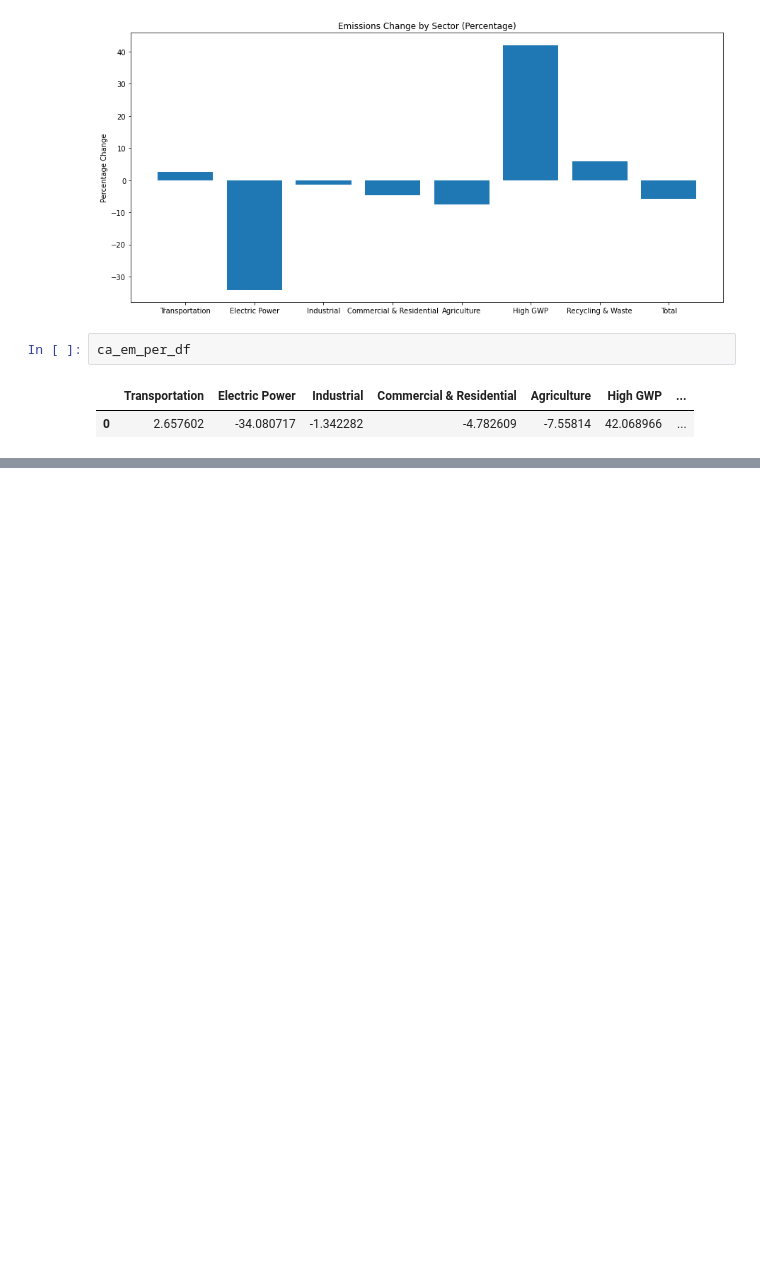
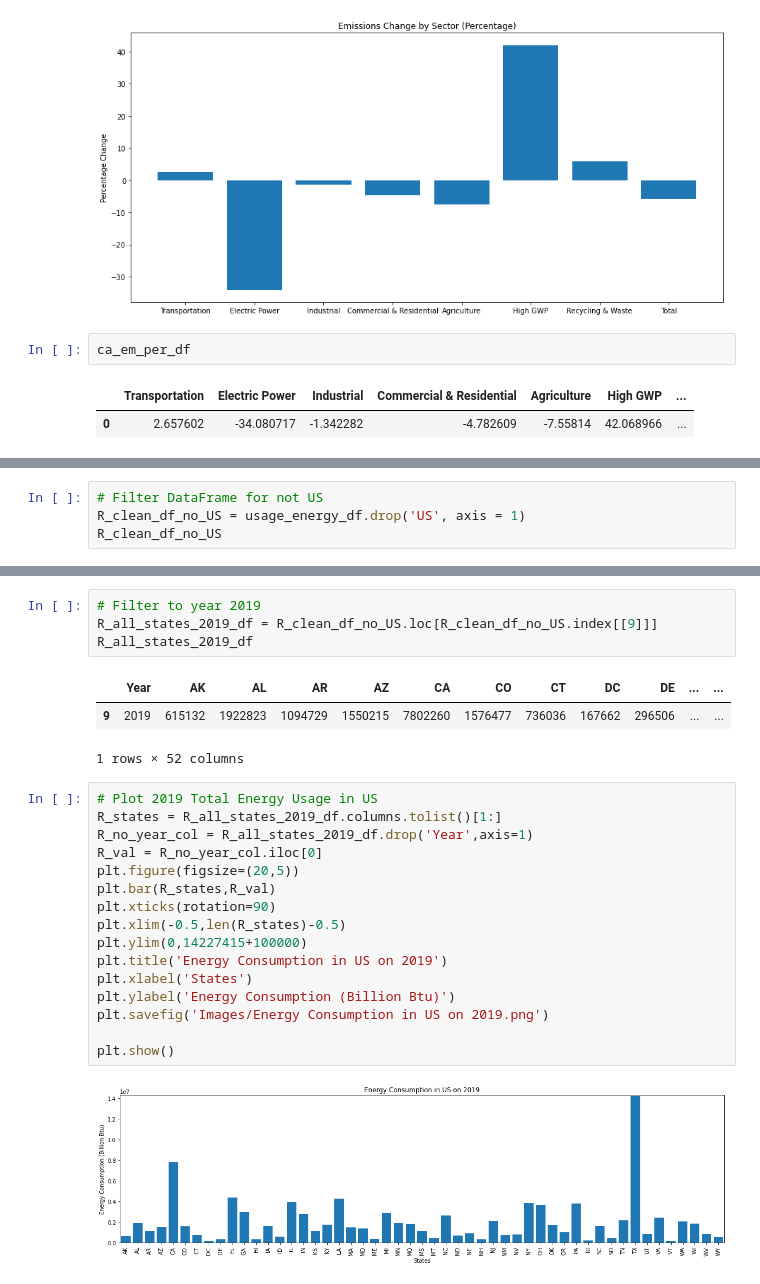
Before and after one commit to DylanRCastillo/CA-US-Emissions-and-Energy-Production, a Jupyter notebook: project_analysis_notebook.ipynb, the cells around one changed output, grey strips where cells are left out. Cells and saved outputs as stored; diff of their text form; blank space fills up the shorter version.

```diff
--- a/project_analysis_notebook.ipynb
+++ b/project_analysis_notebook.ipynb
@@ -200,0 +332,4 @@ ca_em_per_df
+# %%
+# Filter DataFrame for not US
+R_clean_df_no_US = usage_energy_df.drop('US', axis = 1)
+R_clean_df_no_US
@@ -200,0 +349,26 @@ ca_em_per_df
+# %%
+# Filter to year 2019
+R_all_states_2019_df = R_clean_df_no_US.loc[R_clean_df_no_US.index[[9]]]
+R_all_states_2019_df
+# %% [output]
+|  | Year | AK | AL | AR | AZ | CA | CO | CT | DC | DE | ... | ... |
+| 9 | 2019 | 615132 | 1922823 | 1094729 | 1550215 | 7802260 | 1576477 | 736036 | 167662 | 296506 | ... | ... |
+1 rows × 52 columns
+# %%
+# Plot 2019 Total Energy Usage in US
+R_states = R_all_states_2019_df.columns.tolist()[1:]
+R_no_year_col = R_all_states_2019_df.drop('Year',axis=1)
+R_val = R_no_year_col.iloc[0]
+plt.figure(figsize=(20,5))
+plt.bar(R_states,R_val)
+plt.xticks(rotation=90)
+plt.xlim(-0.5,len(R_states)-0.5)
+plt.ylim(0,14227415+100000)
+plt.title('Energy Consumption in US on 2019')
+plt.xlabel('States')
+plt.ylabel('Energy Consumption (Billion Btu)')
+plt.savefig('Images/Energy Consumption in US on 2019.png')
+
+plt.show()
+# %% [output]
+[figure, added]
```
Also changed, not shown: parts of 17 cells of this notebook, 5 other files.
